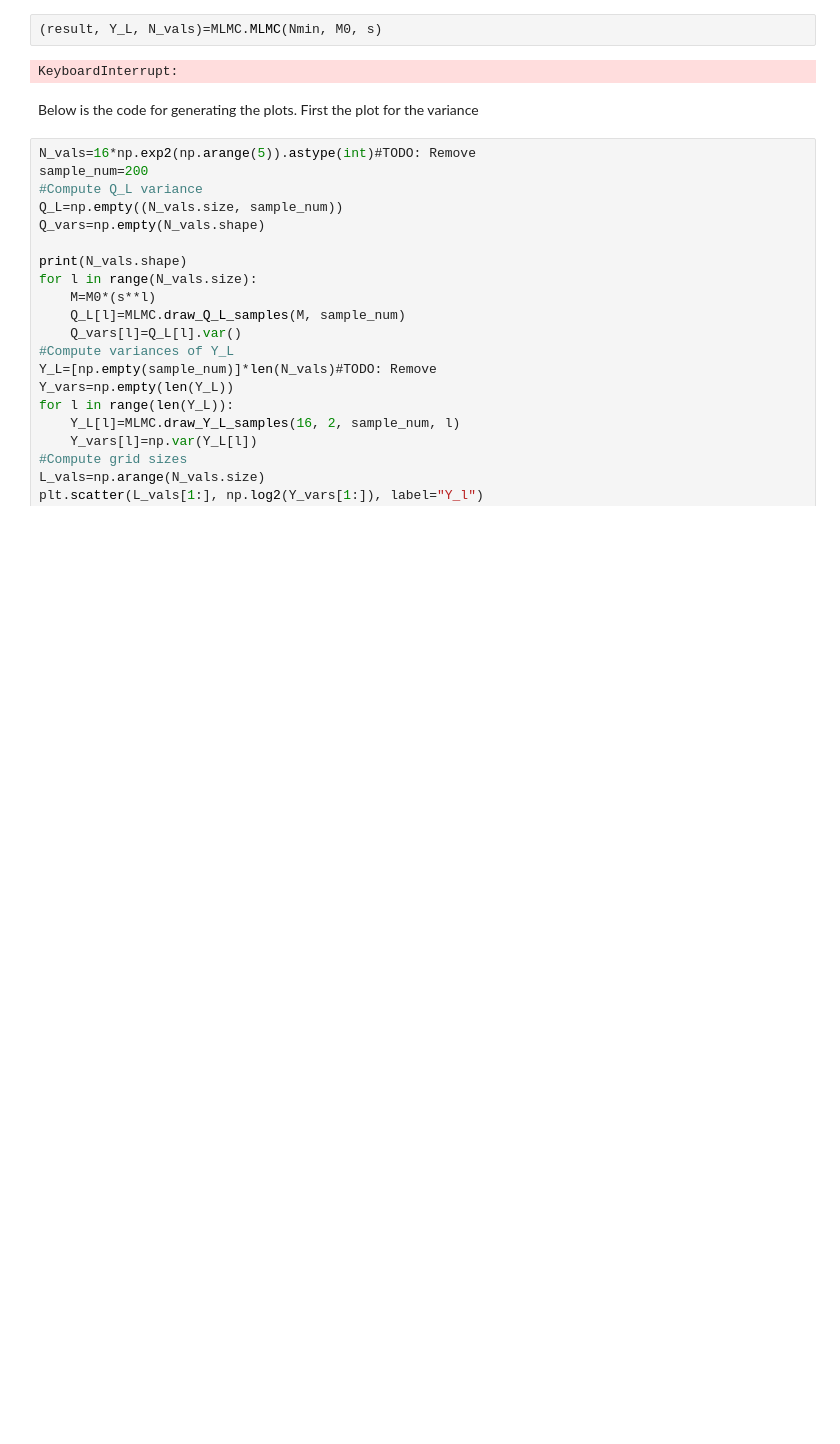
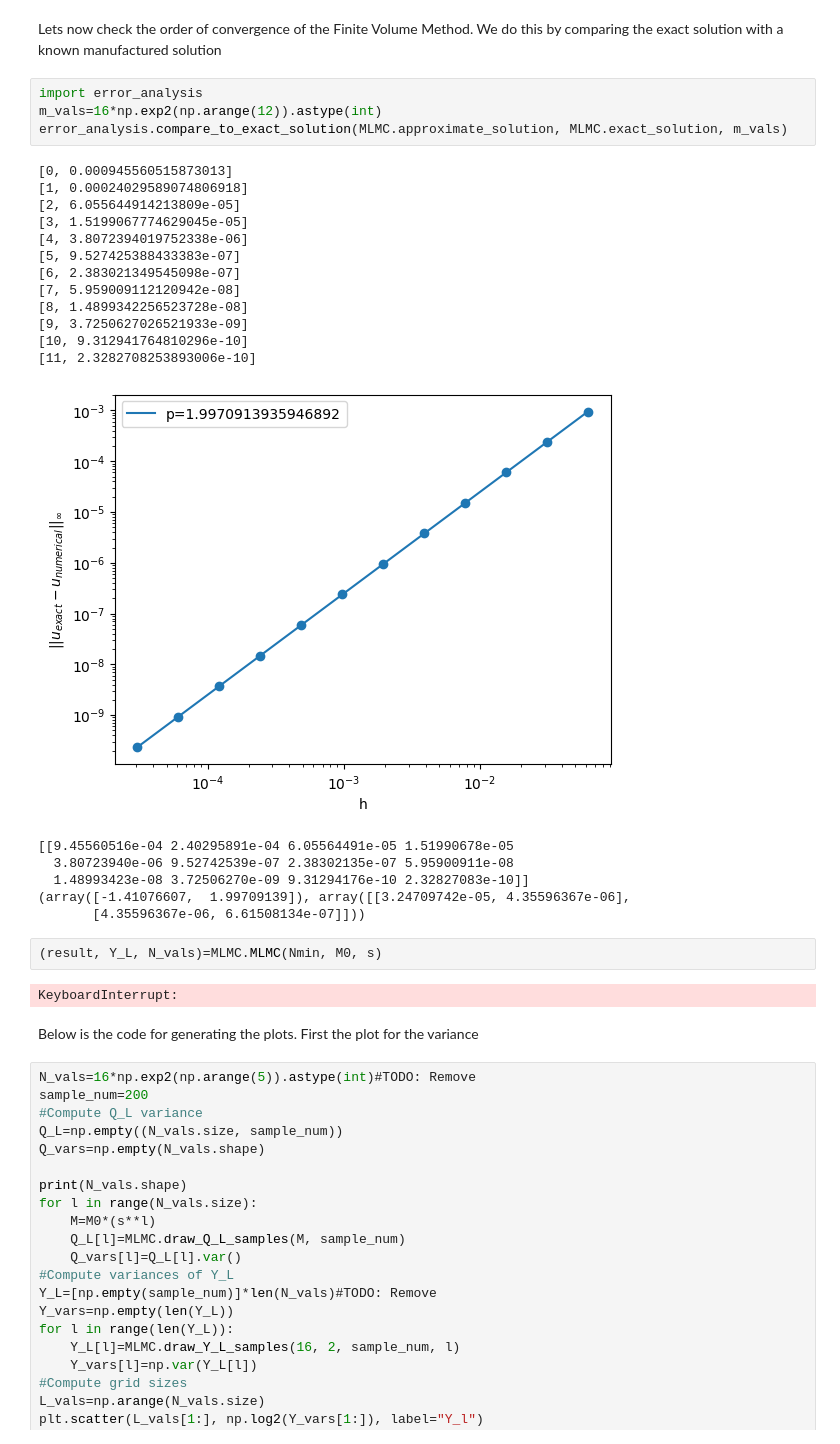
Before and after one commit to casperalgera/Project-MC-Methods--MLMC, a Jupyter notebook: plots.ipynb, the cells around one changed output. Saved outputs shown, nothing was run; the diff lists cells and outputs as text; blank space fills up the shorter version.

```diff
--- a/plots.ipynb
+++ b/plots.ipynb
@@ -9,3 +15,28 @@ s=2
+# %% [markdown]
+Lets now check the order of convergence of the Finite Volume Method. We do this by comparing the exact solution with a known manufactured solution
+# %%
+import error_analysis
+m_vals=16*np.exp2(np.arange(12)).astype(int)
+error_analysis.compare_to_exact_solution(MLMC.approximate_solution, MLMC.exact_solution, m_vals)
+# %% [output]
+[0, 0.000945560515873013]
+[1, 0.00024029589074806918]
+[2, 6.055644914213809e-05]
+[3, 1.5199067774629045e-05]
+[4, 3.8072394019752338e-06]
+[5, 9.527425388433383e-07]
+[6, 2.383021349545098e-07]
+[7, 5.959009112120942e-08]
+[8, 1.4899342256523728e-08]
+[9, 3.7250627026521933e-09]
+[10, 9.312941764810296e-10]
+[11, 2.3282708253893006e-10]
+[figure, added]
+[[9.45560516e-04 2.40295891e-04 6.05564491e-05 1.51990678e-05
+  3.80723940e-06 9.52742539e-07 2.38302135e-07 5.95900911e-08
+  1.48993423e-08 3.72506270e-09 9.31294176e-10 2.32827083e-10]]
+(array([-1.41076607,  1.99709139]), array([[3.24709742e-05, 4.35596367e-06],
+       [4.35596367e-06, 6.61508134e-07]]))
 # %%
 (result, Y_L, N_vals)=MLMC.MLMC(Nmin, M0, s)
 # %% [output]
```
Also changed, not shown: parts of 4 cells of this notebook, 1 other file.
